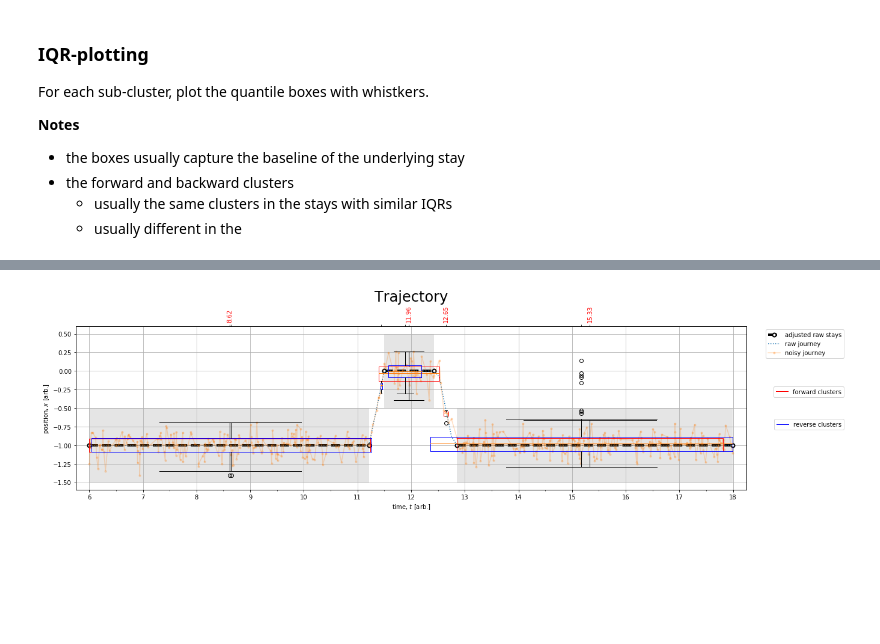
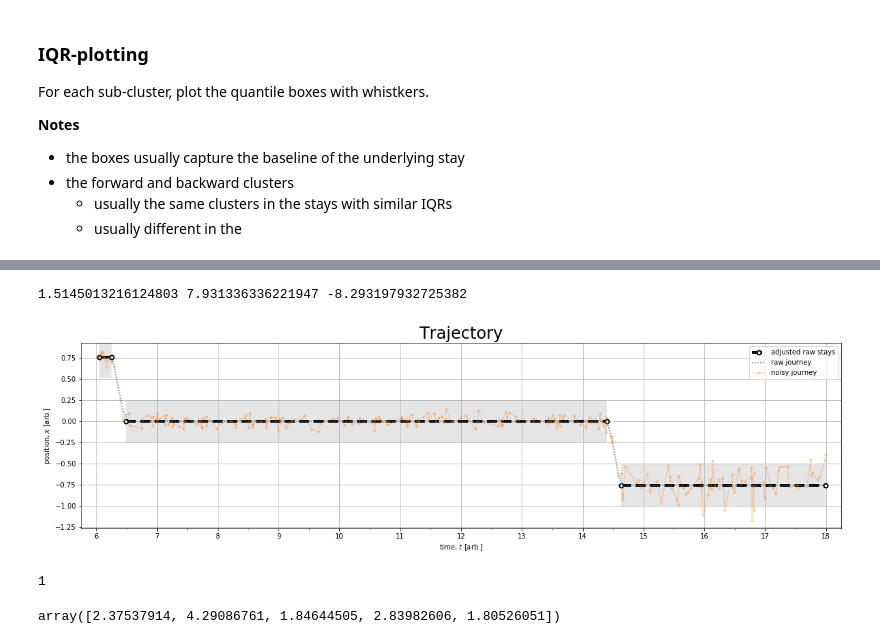
Before and after one commit to m-salewski/stay_classification, a Jupyter notebook: notebooks/classifiers_playground/metric_box_method/classifier_1D__metric_box__explore_simple_cases_3stays_v3_scripts.ipynb, the cells around one changed output, grey strips where cells are left out. Saved outputs shown, nothing was run; the diff lists cells and outputs as text; code cells hidden in the pictures; blank space fills up the shorter version.

Commit message:
Update (major) of *3stays_v3_scripts.ipynb; rewrite and refactor scripts; add new evaluation functionality; update cluster method to first functioning version

```diff
--- a/notebooks/classifiers_playground/metric_box_method/classifier_1D__metric_box__explore_simple_cases_3stays_v3_scripts.ipynb
+++ b/notebooks/classifiers_playground/metric_box_method/classifier_1D__metric_box__explore_simple_cases_3stays_v3_scripts.ipynb
@@ -253,4 +168,48 @@ ax = plot_cluster_boxplots(time_arr, raw_arr, noise_arr, t_segs, x_segs, new_clu
-# %%
-ax = plot_cluster_boxplots(time_arr, raw_arr, noise_arr, t_segs, x_segs, new_clusters_2, new_clusters_rev_2, configs);
-# %% [output]
-[figure, removed]
+# %%
+rand_range = lambda min_, max_, size: (max_-min_)*np.random.random_sample(size=size) + min_
+# %%
+event_frac = rand_range(0.01,0.001, 1)[0]
+duplicate_frac = 0.0 #rand_range(1,0.3,0.05)[0]
+
+configs = {
+    'time_thresh':1/6,
+    'dist_thresh':0.5,
+    'event_frac':event_frac,
+    'duplicate_frac':duplicate_frac,
+    'noise_min':0.02,
+    'noise_max':0.15
+}
+
+x_dist = rand_range(0.52,5.0, 10)[0]
+mid_len = rand_range(0.2, 10, 10)[0]
+shift = rand_range(-10, 10, 21)[0]
+
+print(x_dist, mid_len, shift)
+if np.random.randint(0,2,1):
+    stays = get3(x_dist, mid_len, shift)
+else:
+    stays = get3e(x_dist, mid_len, shift)
+
+continuation = True
+while continuation:
+    try:
+        time_arr, raw_arr, noise_arr, segments = get_trajectory(stays, t_total, configs)
+        continuation = False
+    except:
+        pass
+t_segs, x_segs = get_stay_segs(get_adjusted_stays(segments, time_arr))
+
+ax = plot_trajectory(time_arr, raw_arr, noise_arr, t_segs, x_segs, dist_thresh);
+add_plot_seg_boxes(t_segs, x_segs, dist_thresh, ax)
+ax.set_xlim([5.75,18.25]);
+# %% [output]
+1.5145013216124803 7.931336336221947 -8.293197932725382
+[figure, added]
+# %%
+1
+# %% [output]
+1
+# %%
+rand_range(0.55,5.0, width)
+# %% [output]
+array([2.37537914, 4.29086761, 1.84644505, 2.83982606, 1.80526051])
```
Also changed, not shown: parts of 122 cells of this notebook, 6 other files.
